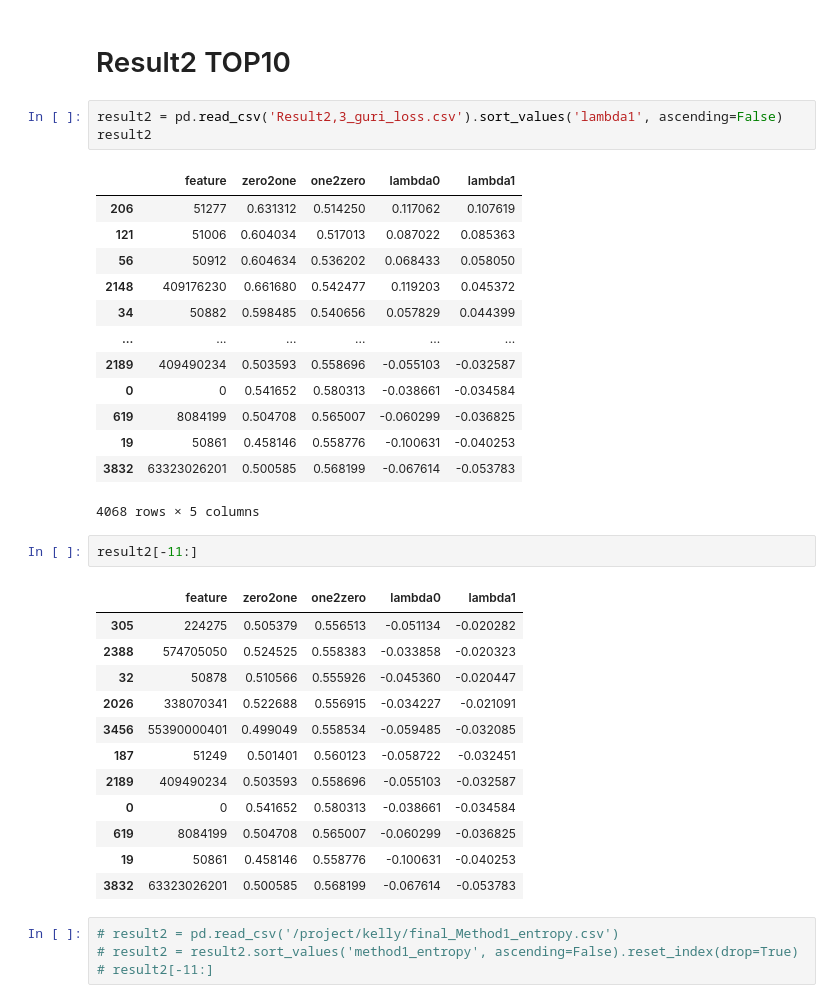
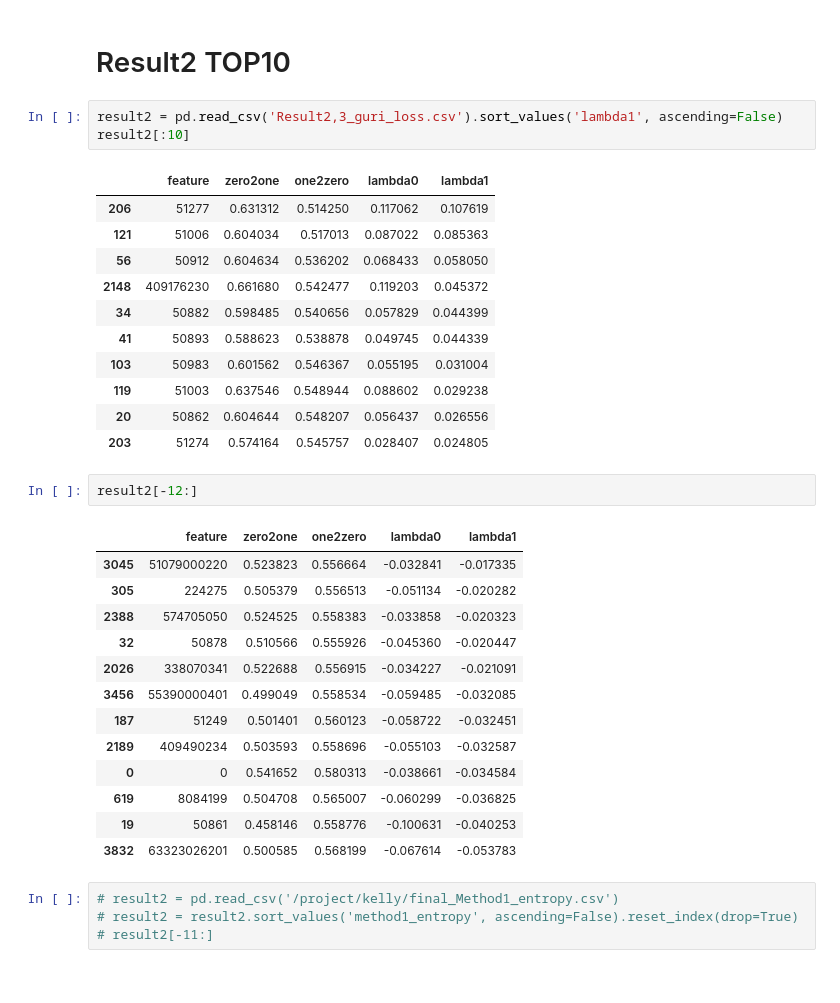
Before and after one commit to suhyun-guri/DSML_Research, a Jupyter notebook: Journal_of_Biomedical_Informatics/Result2,3. Method1_entropy ( + not multiply entropy).ipynb, the cells around one changed output. Saved outputs shown, nothing was run; the diff lists cells and outputs as text.

```diff
--- a/Journal_of_Biomedical_Informatics/Result2,3. Method1_entropy ( + not multiply entropy).ipynb
+++ b/Journal_of_Biomedical_Informatics/Result2,3. Method1_entropy ( + not multiply entropy).ipynb
@@ -318,25 +336,24 @@ df.sort_values('lambda1', ascending=False)
 # Result2 TOP10
 # %%
 result2 = pd.read_csv('Result2,3_guri_loss.csv').sort_values('lambda1', ascending=False)
-result2
+result2[:10]
 # %% [output]
 |  | feature | zero2one | one2zero | lambda0 | lambda1 |
 | 206 | 51277 | 0.631312 | 0.514250 | 0.117062 | 0.107619 |
 | 121 | 51006 | 0.604034 | 0.517013 | 0.087022 | 0.085363 |
 | 56 | 50912 | 0.604634 | 0.536202 | 0.068433 | 0.058050 |
 | 2148 | 409176230 | 0.661680 | 0.542477 | 0.119203 | 0.045372 |
 | 34 | 50882 | 0.598485 | 0.540656 | 0.057829 | 0.044399 |
-| ... | ... | ... | ... | ... | ... |
-| 2189 | 409490234 | 0.503593 | 0.558696 | -0.055103 | -0.032587 |
-| 0 | 0 | 0.541652 | 0.580313 | -0.038661 | -0.034584 |
-| 619 | 8084199 | 0.504708 | 0.565007 | -0.060299 | -0.036825 |
-| 19 | 50861 | 0.458146 | 0.558776 | -0.100631 | -0.040253 |
-| 3832 | 63323026201 | 0.500585 | 0.568199 | -0.067614 | -0.053783 |
+| 41 | 50893 | 0.588623 | 0.538878 | 0.049745 | 0.044339 |
+| 103 | 50983 | 0.601562 | 0.546367 | 0.055195 | 0.031004 |
+| 119 | 51003 | 0.637546 | 0.548944 | 0.088602 | 0.029238 |
+| 20 | 50862 | 0.604644 | 0.548207 | 0.056437 | 0.026556 |
+| 203 | 51274 | 0.574164 | 0.545757 | 0.028407 | 0.024805 |
-4068 rows × 5 columns
 # %%
-result2[-11:]
+result2[-12:]
 # %% [output]
 |  | feature | zero2one | one2zero | lambda0 | lambda1 |
+| 3045 | 51079000220 | 0.523823 | 0.556664 | -0.032841 | -0.017335 |
 | 305 | 224275 | 0.505379 | 0.556513 | -0.051134 | -0.020282 |
 | 2388 | 574705050 | 0.524525 | 0.558383 | -0.033858 | -0.020323 |
 | 32 | 50878 | 0.510566 | 0.555926 | -0.045360 | -0.020447 |
```
Also changed, not shown: parts of 8 cells of this notebook.
